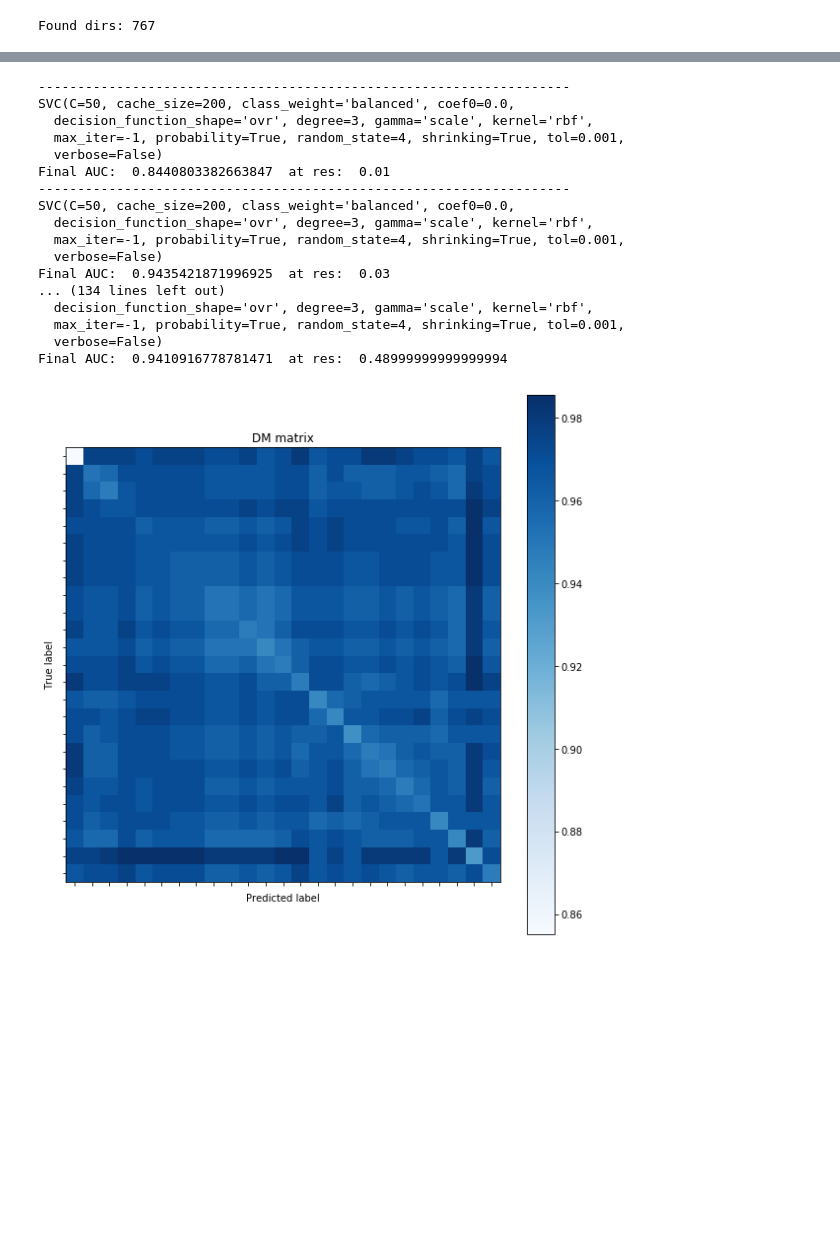
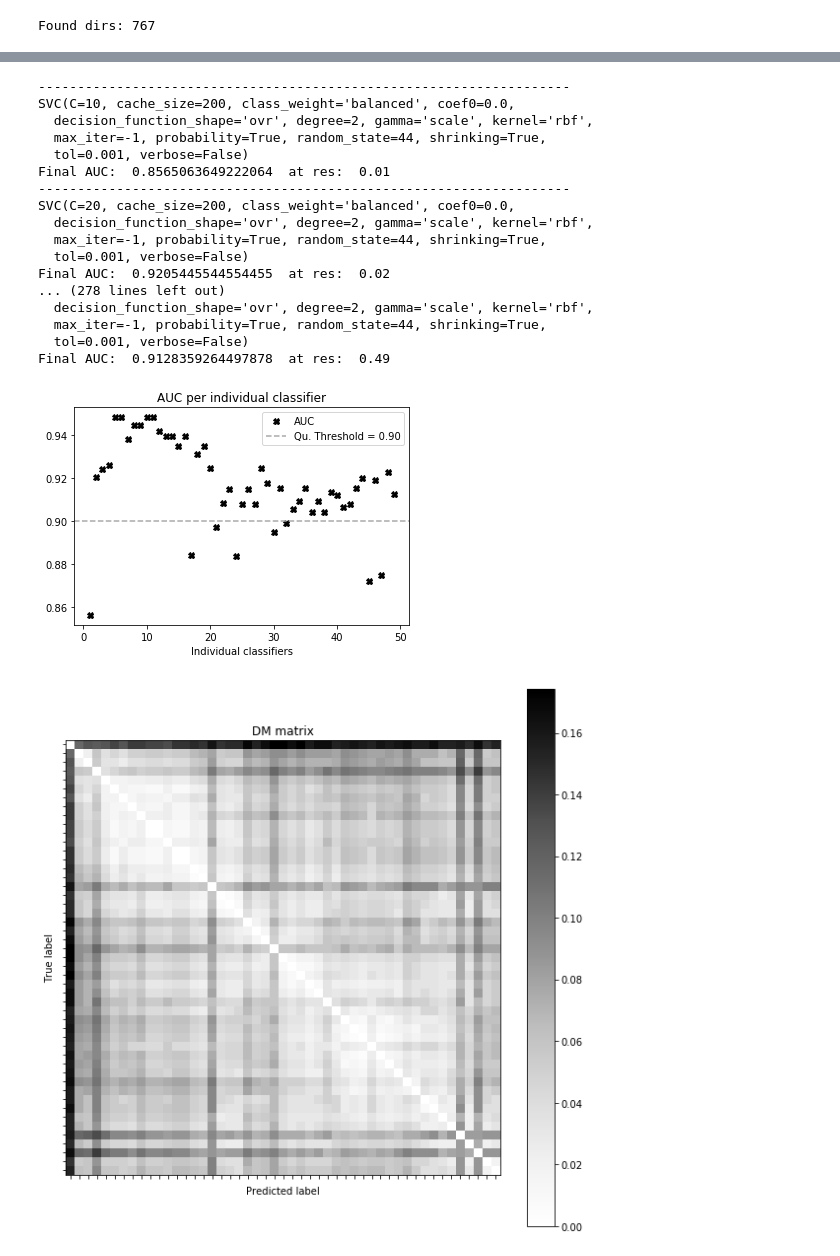
Before and after one commit to saramirthis/CC_seg_clas, a Jupyter notebook: main.ipynb, the cells around one changed output, grey strips where cells are left out. Saved outputs shown, nothing was run; the diff lists cells and outputs as text; code cells hidden in the pictures; blank space fills up the shorter version.

Commit message:
Added: b&w figures, comparison with best ensemble

```diff
--- a/main.ipynb
+++ b/main.ipynb
@@ -105,9 +157,9 @@ resols_ref = np.arange(1,len(resols)+1)
 print("Arrays' size:",X_total.shape,Y_total.shape)
 print('Dic labels count:',np.unique(Y_total, return_counts=True))
 print('Initial division:', np.sum(Y_total)/len(Y_total))
-split_train = split_valid = 0.3
+split_train = split_valid = 0.35
 
-sss = StratifiedShuffleSplit(n_splits=1, test_size=split_valid, train_size=split_train, random_state=33)
+sss = StratifiedShuffleSplit(n_splits=1, test_size=split_valid, train_size=split_train, random_state=13)#33
 train_index, valid_index = next(sss.split(X_total, Y_total))
 test_index = np.ones((len(Y_total))).astype('bool')
 test_index[np.concatenate((train_index,valid_index))] = False
@@ -138,61 +190,75 @@ Test set: (0.4) (275, 25, 500) (275,) 0.41818181818181815
 # %%
-tuned_parameters = [{'kernel': ['rbf', 'linear'], 'C': [1, 10, 20, 50, 100]}]
-cv_s = StratifiedKFold(5, shuffle=True, random_state=2)
+tuned_parameters = [{'kernel': ['rbf', 'poly', 'linear'],
+                     'C': [0.1, 1, 10, 20, 50, 100],
+                     'degree': [2, 3, 4]}]
+cv_s = StratifiedKFold(5, shuffle=True, random_state=22)#2
 
 acum_pred = np.array([]).reshape(0,Y_valid.shape[0])
 d_train = {}
 auc_vec = []
+
 # Each resolution is used as feature shape alogn with one SVM classifier
 # Select best hyperparameters for each resolution/classifier using CV
 for res in np.arange(resols.shape[0]):
-    d_train['string{0}'.format(res)] = GridSearchCV(svm.SVC(gamma='scale', class_weight='balanced', random_state=4,
+    d_train['string{0}'.format(res)] = GridSearchCV(svm.SVC(gamma='scale', class_weight='balanced', random_state=44,#4
                                                             probability=True,),
                                                     tuned_parameters, iid=False, cv=cv_s, scoring='roc_auc')
     d_train['string{0}'.format(res)].fit(X_train_norm[:,res,:], Y_train)
     print('--------------------------------------------------------------------')
     print(d_train['string{0}'.format(res)].best_estimator_)
 
-    y_true, y_pred = Y_valid, d_train['string{0}'.format(res)].predict(X_valid_norm[:,res,:])
+    y_pred = d_train['string{0}'.format(res)].predict(X_valid_norm[:,res,:])
 
-    fpr, tpr, thresholds = metrics.roc_curve(y_true, y_pred)
+    fpr, tpr, thresholds = metrics.roc_curve(Y_valid, y_pred)
     auc_vec.append(metrics.auc(fpr, tpr))
     print('Final AUC: ', auc_vec[-1], ' at res: ', resols[res])
     acum_pred = np.vstack((acum_pred, y_pred))
+
+th_auc = 0.9
+
+plt.figure()
+plt.plot(np.arange(1,len(auc_vec)+1), auc_vec, 'X', color='black', label='AUC')
+plt.axhline(y=th_auc, label='Qu. Threshold = {0:.2f}'.format(th_auc), c='darkgray', linestyle='--')
+plt.title('AUC per individual classifier')
+plt.xlabel('Individual classifiers')
+plt.legend(loc='best')
+plt.show()
 
 acum_acc = np.logical_not(np.logical_xor(acum_pred.astype('bool'),Y_valid.astype('bool')))
 
 mm_conf = np.empty((4,acum_acc.shape[0],acum_acc.shape[0]))
 for i in range(acum_acc.shape[0]):
     for j in range(acum_acc.shape[0]):
         mm_conf[:,i,j] = ax.agreement_matrix(acum_acc[i],acum_acc[j])
 
 a = mm_conf[0]
 b = mm_conf[1]
 c = mm_conf[2]
 d = mm_conf[3]
 
 #DM = (a*d-b*c)/(a*d+b*c)
-DM = (a+b+c)/(a+b+c+d)
-#DM = (b+c)/(a+b+c+d)
+#DM = (a+b+c)/(a+b+c+d)
+DM = (b+c)/(a+b+c+d)
 
-ax.plot_matrix(DM, classes=map(str, resols),title='DM matrix')
+ax.plot_matrix(DM, classes=map(str, resols), cmap=plt.cm.Greys, title='DM matrix')
 # %% [output]
 --------------------------------------------------------------------
-SVC(C=50, cache_size=200, class_weight='balanced', coef0=0.0,
-  decision_function_shape='ovr', degree=3, gamma='scale', kernel='rbf',
-  max_iter=-1, probability=True, random_state=4, shrinking=True, tol=0.001,
-  verbose=False)
-Final AUC:  0.8440803382663847  at res:  0.01
+SVC(C=10, cache_size=200, class_weight='balanced', coef0=0.0,
+  decision_function_shape='ovr', degree=2, gamma='scale', kernel='rbf',
+  max_iter=-1, probability=True, random_state=44, shrinking=True,
+  tol=0.001, verbose=False)
+Final AUC:  0.8565063649222064  at res:  0.01
 --------------------------------------------------------------------
-SVC(C=50, cache_size=200, class_weight='balanced', coef0=0.0,
-  decision_function_shape='ovr', degree=3, gamma='scale', kernel='rbf',
-  max_iter=-1, probability=True, random_state=4, shrinking=True, tol=0.001,
-  verbose=False)
-Final AUC:  0.9435421871996925  at res:  0.03
-... (134 lines left out)
-  decision_function_shape='ovr', degree=3, gamma='scale', kernel='rbf',
-  max_iter=-1, probability=True, random_state=4, shrinking=True, tol=0.001,
-  verbose=False)
-Final AUC:  0.9410916778781471  at res:  0.48999999999999994
+SVC(C=20, cache_size=200, class_weight='balanced', coef0=0.0,
+  decision_function_shape='ovr', degree=2, gamma='scale', kernel='rbf',
+  max_iter=-1, probability=True, random_state=44, shrinking=True,
+  tol=0.001, verbose=False)
+Final AUC:  0.9205445544554455  at res:  0.02
+... (278 lines left out)
+  decision_function_shape='ovr', degree=2, gamma='scale', kernel='rbf',
+  max_iter=-1, probability=True, random_state=44, shrinking=True,
+  tol=0.001, verbose=False)
+Final AUC:  0.9128359264497878  at res:  0.49
-[figure, old version]
+[figure, new version]
+[figure, added]
 # %%
```
Also changed, not shown: parts of 18 cells of this notebook, 2 other files.
